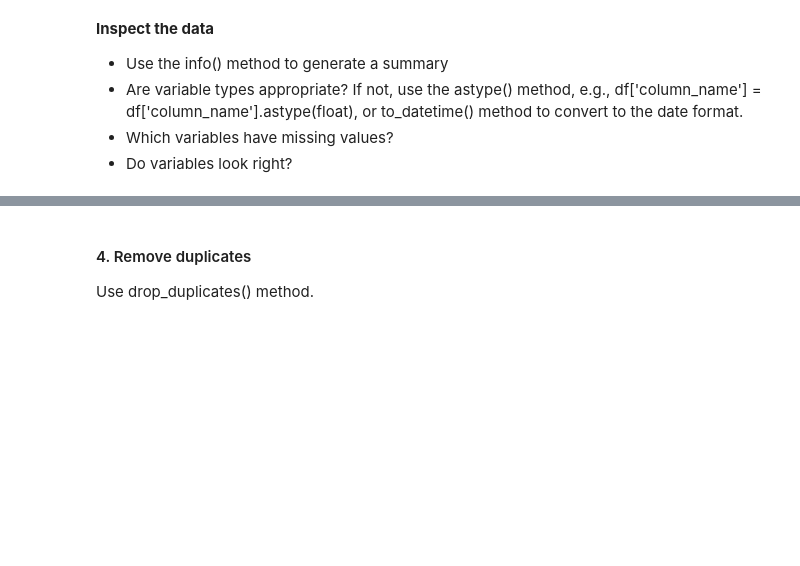
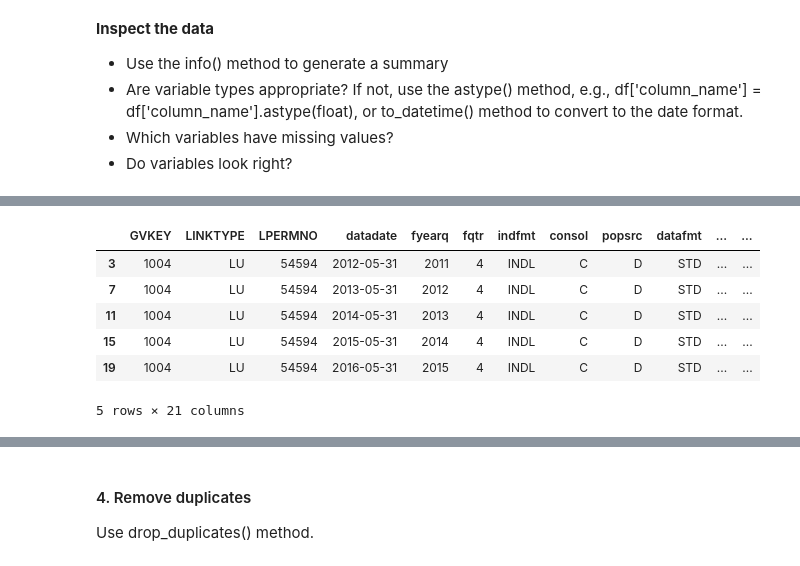
Before and after one commit to hlaudano22/acc_analytics, a Jupyter notebook: Assignments/HW5/Earnings_Return_Relation_starter-1.ipynb, the cells around one changed output, grey strips where cells are left out. Cells and saved outputs as stored; diff of their text form; code cells hidden in the pictures; blank space fills up the shorter version.

```diff
--- a/Assignments/HW5/Earnings_Return_Relation_starter-1.ipynb
+++ b/Assignments/HW5/Earnings_Return_Relation_starter-1.ipynb
@@ -48,0 +126,12 @@ For this analysis, we will remove rows based on the following conditions:
+# %%
+# restrict to 4th quarter data
+compustat = compustat[compustat['fqtr'] == 4]
+compustat.head()
+# %% [output]
+|  | GVKEY | LINKTYPE | LPERMNO | datadate | fyearq | fqtr | indfmt | consol | popsrc | datafmt | ... | ... |
+| 3 | 1004 | LU | 54594 | 2012-05-31 | 2011 | 4 | INDL | C | D | STD | ... | ... |
+| 7 | 1004 | LU | 54594 | 2013-05-31 | 2012 | 4 | INDL | C | D | STD | ... | ... |
+| 11 | 1004 | LU | 54594 | 2014-05-31 | 2013 | 4 | INDL | C | D | STD | ... | ... |
+| 15 | 1004 | LU | 54594 | 2015-05-31 | 2014 | 4 | INDL | C | D | STD | ... | ... |
+| 19 | 1004 | LU | 54594 | 2016-05-31 | 2015 | 4 | INDL | C | D | STD | ... | ... |
+5 rows × 21 columns
```
Also changed, not shown: parts of 19 cells of this notebook, 7 other files.
